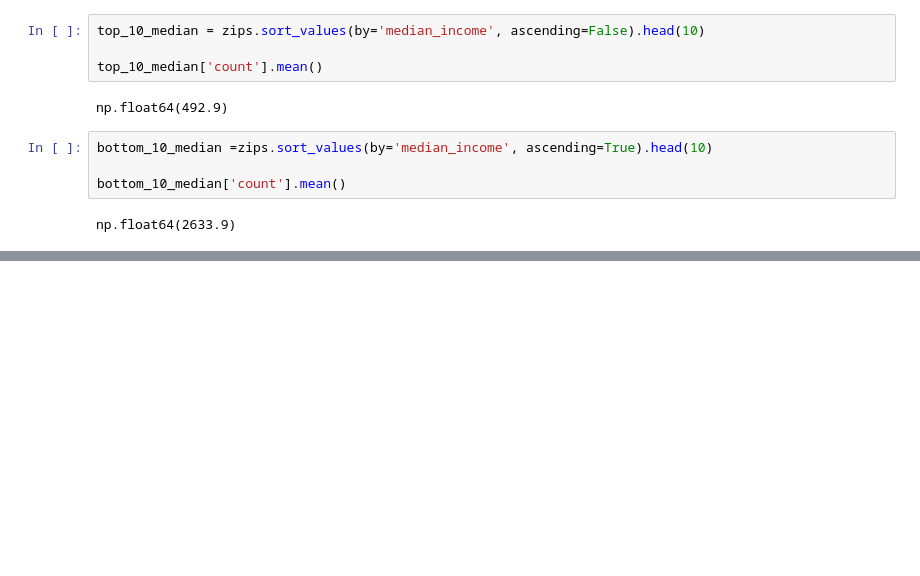
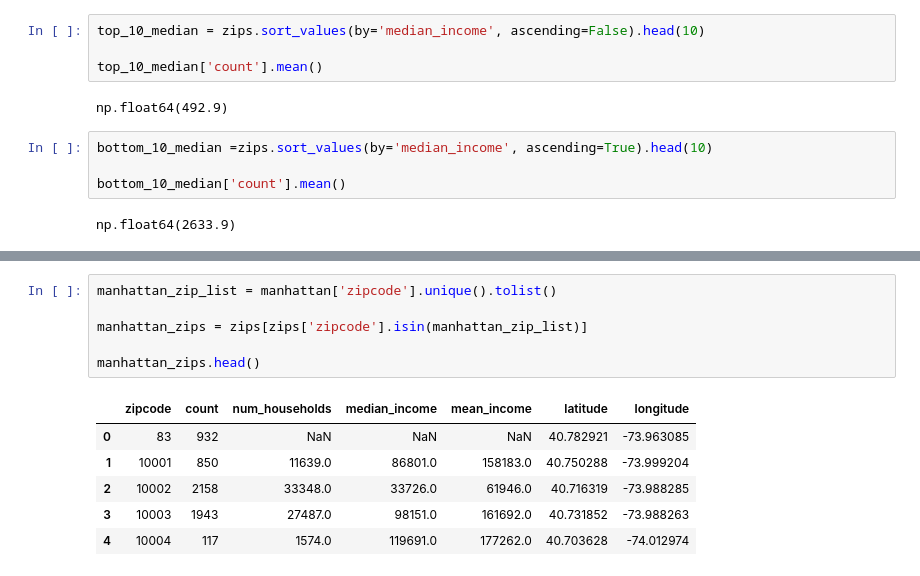
Before and after one commit to matthewtomalley/NYC-Trees-and-Income, a Jupyter notebook: eda.ipynb, the cells around one changed output, grey strips where cells are left out. Cells and saved outputs as stored; diff of their text form; blank space fills up the shorter version.

```diff
--- a/eda.ipynb
+++ b/eda.ipynb
@@ -763,0 +765,13 @@ Map(center=[np.float64(40.72569608463584), np.float64(-73.91508059906229)], cont
+# %%
+manhattan_zip_list = manhattan['zipcode'].unique().tolist()
+
+manhattan_zips = zips[zips['zipcode'].isin(manhattan_zip_list)]
+
+manhattan_zips.head()
+# %% [output]
+|  | zipcode | count | num_households | median_income | mean_income | latitude | longitude |
+| 0 | 83 | 932 | NaN | NaN | NaN | 40.782921 | -73.963085 |
+| 1 | 10001 | 850 | 11639.0 | 86801.0 | 158183.0 | 40.750288 | -73.999204 |
+| 2 | 10002 | 2158 | 33348.0 | 33726.0 | 61946.0 | 40.716319 | -73.988285 |
+| 3 | 10003 | 1943 | 27487.0 | 98151.0 | 161692.0 | 40.731852 | -73.988263 |
+| 4 | 10004 | 117 | 1574.0 | 119691.0 | 177262.0 | 40.703628 | -74.012974 |
```
Also changed, not shown: parts of 23 cells of this notebook.
